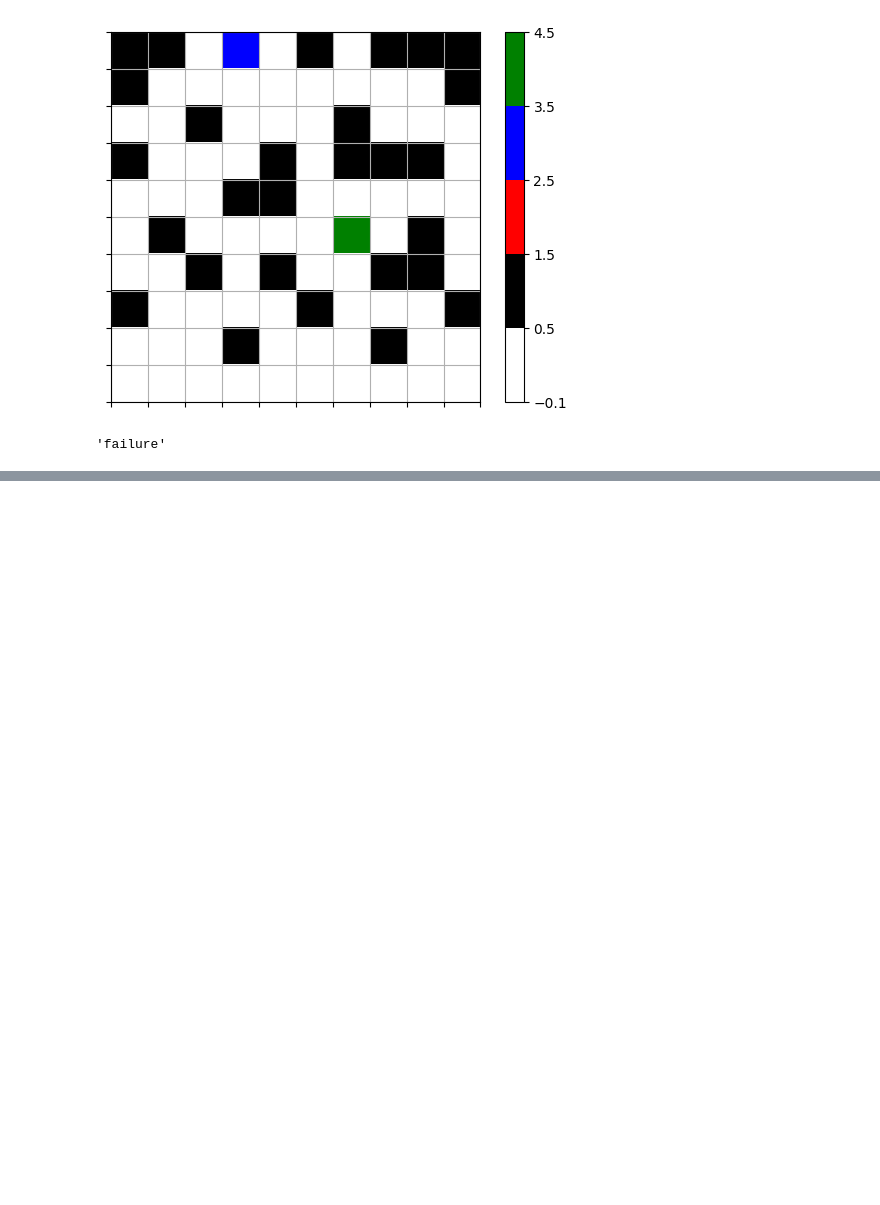
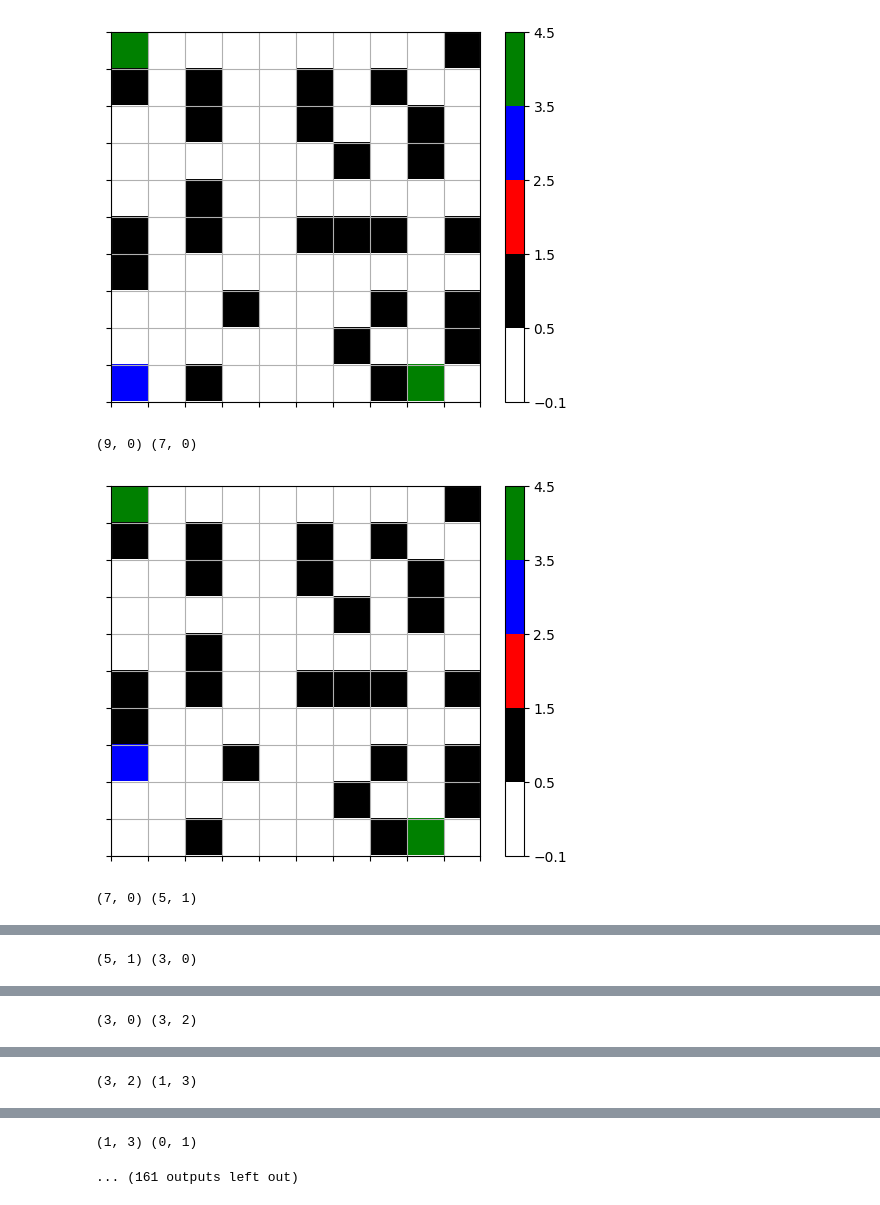
Before and after one commit to chiraggodha/AI-Project-2, a Jupyter notebook: main.ipynb, the cells around one changed output, grey strips where cells are left out. Drawn from its saved outputs; the diff is of its cells as text; code cells hidden in the pictures; blank space fills up the shorter version.

```diff
--- a/main.ipynb
+++ b/main.ipynb
@@ -375,9 +426,11 @@ class ship:
 # %%
-space_ship = ship.CreateShip(10)
-space_ship.OpenShip()
-space_ship.openDeadEnds()
-space_ship.populateClosedCells()
-space_ship.bot1(4)
+s = ship.CreateShip(10)
+s.OpenShip()
+s.openDeadEnds()
+s.populateClosedCells()
+s.bot5(1)
 # %% [output]
-[figure, old version]
+[figure, new version]
-'failure'
+(9, 0) (7, 0)
+[figure, added]
+(7, 0) (5, 1)
@@ -383,0 +438 @@ space_ship.bot1(4)
+(5, 1) (3, 0)
@@ -383,0 +440 @@ space_ship.bot1(4)
+(3, 0) (3, 2)
@@ -383,0 +442 @@ space_ship.bot1(4)
+(3, 2) (1, 3)
@@ -383,0 +444,2 @@ space_ship.bot1(4)
+(1, 3) (0, 1)
+... (161 outputs left out)
```
Also changed, not shown: parts of 4 cells of this notebook.
